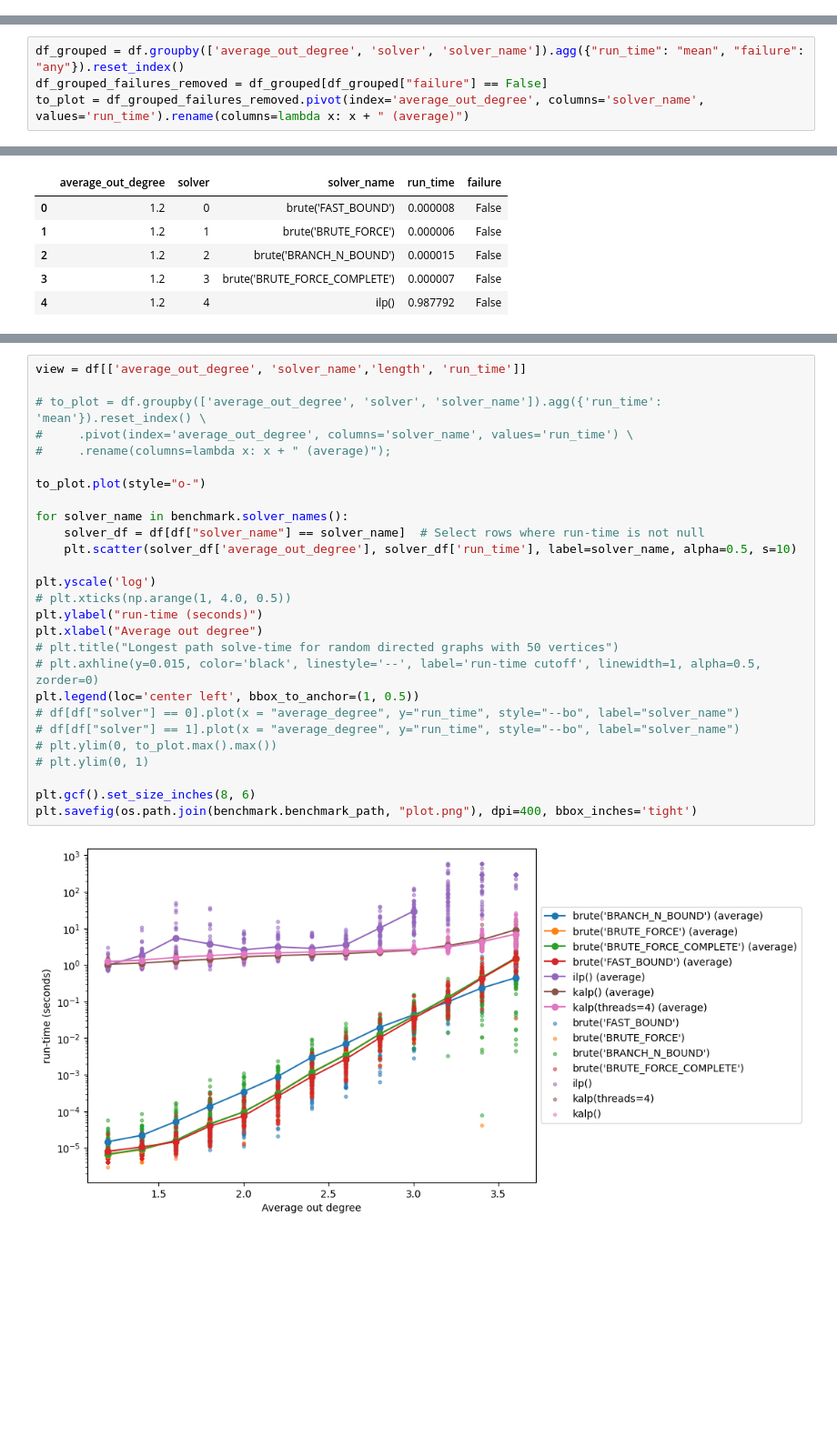
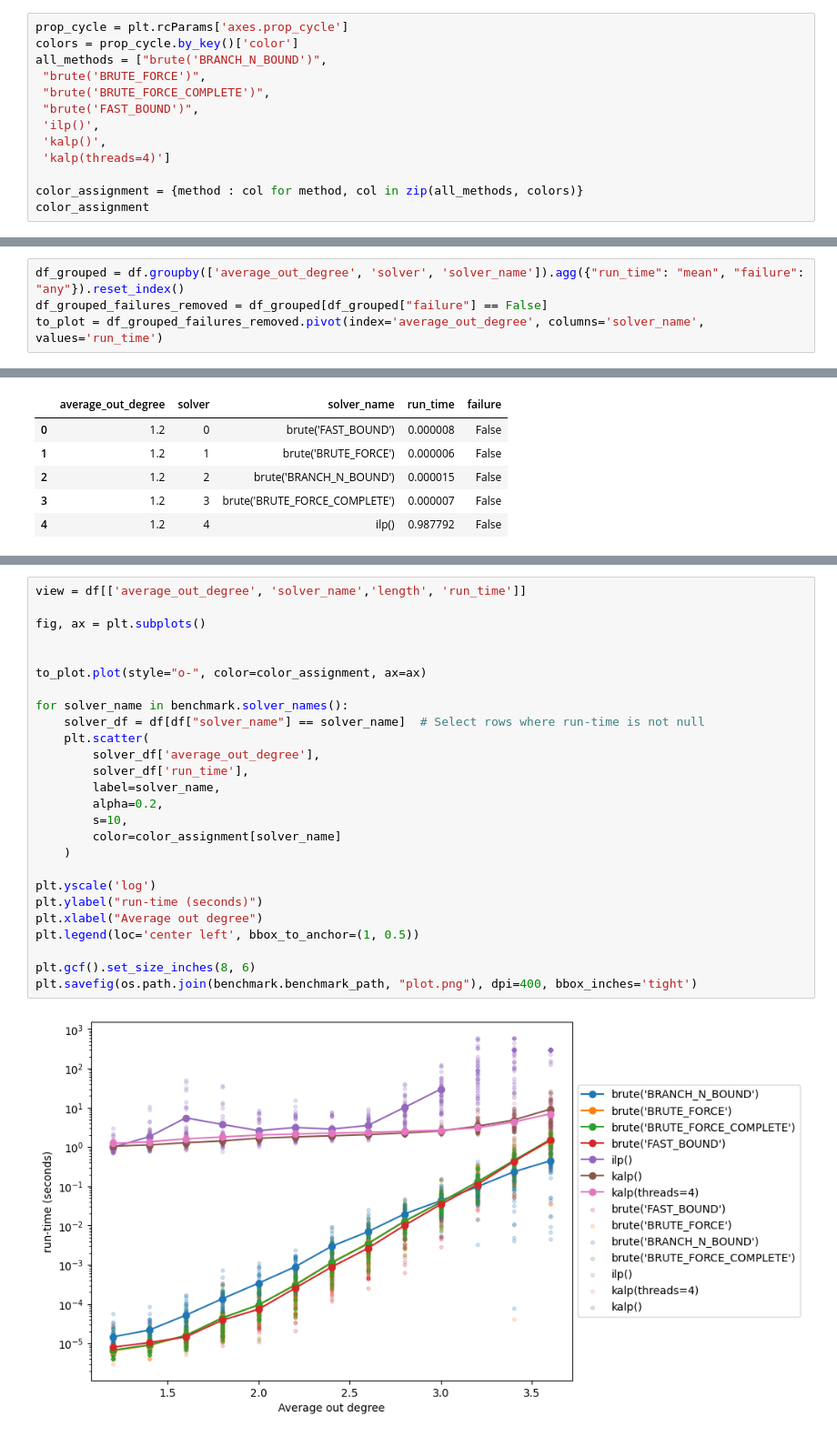
Before and after one commit to blinkybool/LongestPath, a Jupyter notebook: notebooks/benchmarking_specific_degree.ipynb, the cells around one changed output, grey strips where cells are left out. Shown at 91% size. Drawn from its saved outputs; the diff is of its cells as text; blank space fills up the shorter version.

```diff
--- a/notebooks/benchmarking_specific_degree.ipynb
+++ b/notebooks/benchmarking_specific_degree.ipynb
@@ -19,3 +19,16 @@ import os
 from longestpath.gen import gen_num_edges, gen_num_edges_undirected
 from benchmarking import RandomParams, Benchmark, new_random_benchmark, Solver, new_graph_file_benchmark, new_benchmark
 import re
+# %%
+prop_cycle = plt.rcParams['axes.prop_cycle']
+colors = prop_cycle.by_key()['color']
+all_methods = ["brute('BRANCH_N_BOUND')",
+ "brute('BRUTE_FORCE')",
+ "brute('BRUTE_FORCE_COMPLETE')",
+ "brute('FAST_BOUND')",
+ 'ilp()',
+ 'kalp()',
+ 'kalp(threads=4)']
+
+color_assignment = {method : col for method, col in zip(all_methods, colors)}
+color_assignment
@@ -95,7 +127,7 @@ dtype: object
 # %%
 df_grouped = df.groupby(['average_out_degree', 'solver', 'solver_name']).agg({"run_time": "mean", "failure": "any"}).reset_index()
 df_grouped_failures_removed = df_grouped[df_grouped["failure"] == False]
-to_plot = df_grouped_failures_removed.pivot(index='average_out_degree', columns='solver_name', values='run_time').rename(columns=lambda x: x + " (average)")
+to_plot = df_grouped_failures_removed.pivot(index='average_out_degree', columns='solver_name', values='run_time')
 # %%
 df_grouped_failures_removed.groupby(["solver_name"]).agg({"failure": "count"}).reset_index().rename(columns={"failure": "count"})
 # %% [output]
@@ -137,29 +161,28 @@ to_plot
 # %%
 view = df[['average_out_degree', 'solver_name','length', 'run_time']]
 
-# to_plot = df.groupby(['average_out_degree', 'solver', 'solver_name']).agg({'run_time': 'mean'}).reset_index() \
-#     .pivot(index='average_out_degree', columns='solver_name', values='run_time') \
-#     .rename(columns=lambda x: x + " (average)");
+fig, ax = plt.subplots()
 
-to_plot.plot(style="o-")
+
+to_plot.plot(style="o-", color=color_assignment, ax=ax)
 
 for solver_name in benchmark.solver_names():
     solver_df = df[df["solver_name"] == solver_name]  # Select rows where run-time is not null
-    plt.scatter(solver_df['average_out_degree'], solver_df['run_time'], label=solver_name, alpha=0.5, s=10)
+    plt.scatter(
+        solver_df['average_out_degree'],
+        solver_df['run_time'],
+        label=solver_name,
+        alpha=0.2,
+        s=10,
+        color=color_assignment[solver_name]
+    )
 
 plt.yscale('log')
-# plt.xticks(np.arange(1, 4.0, 0.5))
 plt.ylabel("run-time (seconds)")
 plt.xlabel("Average out degree")
-# plt.title("Longest path solve-time for random directed graphs with 50 vertices")
-# plt.axhline(y=0.015, color='black', linestyle='--', label='run-time cutoff', linewidth=1, alpha=0.5, zorder=0)
 plt.legend(loc='center left', bbox_to_anchor=(1, 0.5))
-# df[df["solver"] == 0].plot(x = "average_degree", y="run_time", style="--bo", label="solver_name")
-# df[df["solver"] == 1].plot(x = "average_degree", y="run_time", style="--bo", label="solver_name")
-# plt.ylim(0, to_plot.max().max())
-# plt.ylim(0, 1)
 
 plt.gcf().set_size_inches(8, 6)
 plt.savefig(os.path.join(benchmark.benchmark_path, "plot.png"), dpi=400, bbox_inches='tight')
 # %% [output]
-[figure, old version]
+[figure, new version]
```
Also changed, not shown: parts of 4 cells of this notebook, 3 other files.
